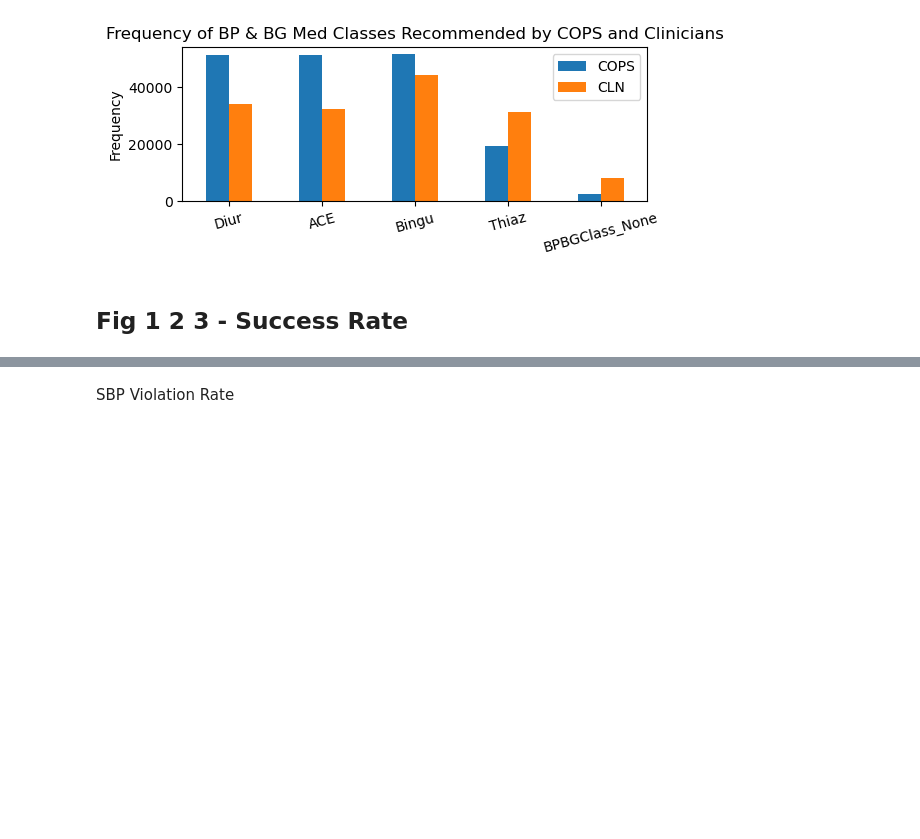
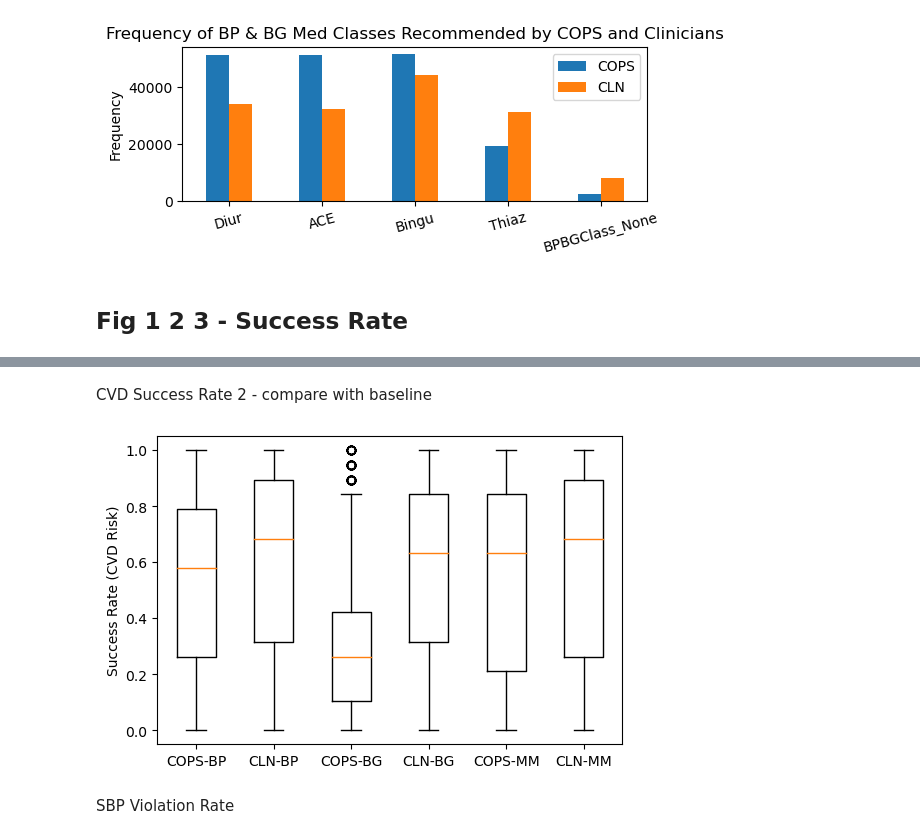
Before and after one commit to tian1327/Accord-RL, a Jupyter notebook: NumericalResults/Table_and_Plots_v3_LP_samepatient.ipynb, the cells around one changed output, grey strips where cells are left out. Drawn from its saved outputs; the diff is of its cells as text; code cells hidden in the pictures; blank space fills up the shorter version.

Commit message:
Fine-tune table and plots

```diff
--- a/NumericalResults/Table_and_Plots_v3_LP_samepatient.ipynb
+++ b/NumericalResults/Table_and_Plots_v3_LP_samepatient.ipynb
@@ -565,0 +595,2 @@ cln_bpbg_total_success_rate, cln_bpbg_cvd_suc_rate = get_cvd_success_rate(bpbg_d
+# %% [markdown]
+CVD Success Rate 2 - compare with baseline
@@ -566,3 +638,27 @@ cln_bpbg_total_success_rate, cln_bpbg_cvd_suc_rate = get_cvd_success_rate(bpbg_d
+# %%
+# plot the box plot of success rate
+
+import matplotlib.pyplot as plt
+
+# Combine data into a list
+data = [cops_bp_cvd_suc_rate_2, cln_bp_cvd_suc_rate_2,
+        cops_bg_cvd_suc_rate_2, cln_bg_cvd_suc_rate_2,
+        cops_bpbg_cvd_suc_rate_2, cln_bpbg_cvd_suc_rate_2]
+
+# set figure size
+plt.figure(figsize=(6, 4))
+# Plotting the box plot
+plt.boxplot(data)
+
+# Add labels to x-axis tick marks
+plt.xticks([1, 2, 3, 4, 5, 6], ['COPS-BP', 'CLN-BP',
+                        'COPS-BG', 'CLN-BG',
+                        'COPS-MM', 'CLN-MM'])
+plt.ylabel('Success Rate (CVD Risk)')
+# plt.grid()
+plt.show()
+# %% [output]
+[figure, added]
 # %% [markdown]
 SBP Violation Rate
 # %%
```
Also changed, not shown: parts of 16 cells of this notebook, 2 other files.
